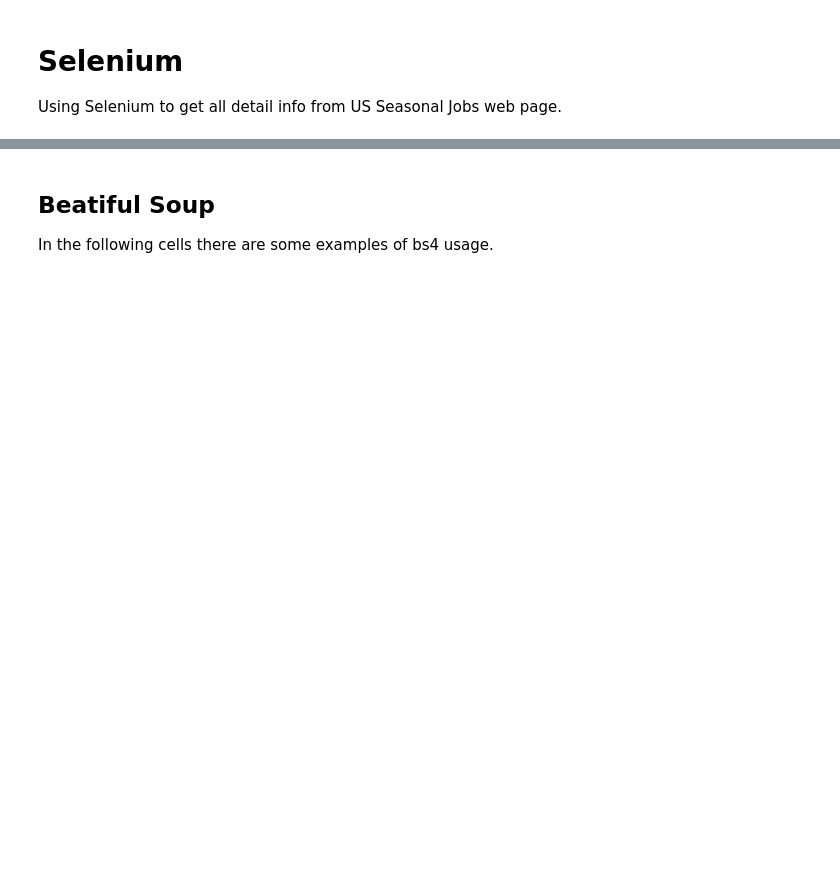
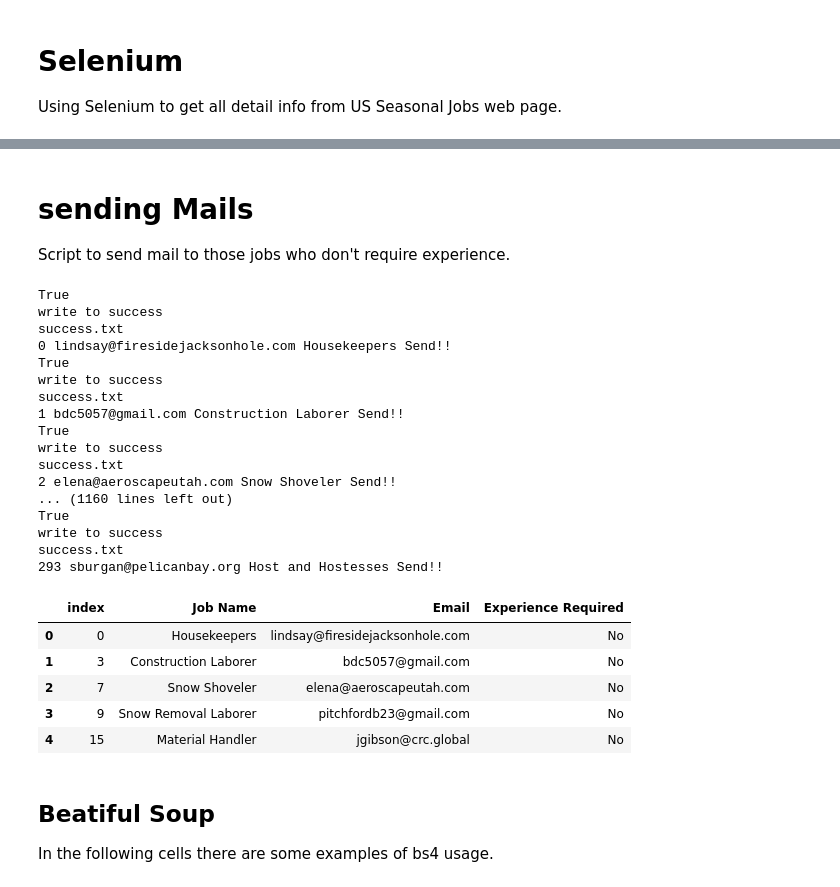
Before and after one commit to G3FRY/scraping_seasonal_jobs, a Jupyter notebook: Seasonal_Jobs.ipynb, the cells around one changed output, grey strips where cells are left out. Cells and saved outputs as stored; diff of their text form; code cells hidden in the pictures; blank space fills up the shorter version.

Commit message:
Updating selenium code and retrieving last results, script to send emails is included

```diff
--- a/Seasonal_Jobs.ipynb
+++ b/Seasonal_Jobs.ipynb
@@ -218,0 +258,4 @@ full_data.to_csv(r'C:\\Users\\gefry\\Downloads\\Seasonal Jobs\\full_data.csv')
+# %% [markdown]
+# sending Mails
+
+Script to send mail to those jobs who don't require experience.
@@ -219,3 +330,66 @@ full_data.to_csv(r'C:\\Users\\gefry\\Downloads\\Seasonal Jobs\\full_data.csv')
+# %%
+def write_transactions(email, job_name, success):
+    print(success)
+
+    if success:
+        print("write to success")
+        filename = "success.txt"
+    else:
+        filename = "failure.txt"
+    # write in file
+    print(filename)
+    with open(filename, 'a') as file:
+        file.write(job_name + ',' + email + '\n')
+        file.close()
+# %%
+# run through each filtered result to send email
+
+import pandas as pd
+
+df = pd.read_csv(r'.//full_data.csv', index_col=False)
+df_fields = df[['Job Name', 'Email', 'Experience Required']]
+df_filtered = df_fields.query("`Experience Required` == 'No'").dropna()
+df_filtered.reset_index(inplace=True)
+
+# loop through each row
+for index, row in df_filtered.iterrows():
+    job_name = str(row['Job Name']).strip()
+    email = str(row['Email']).strip()
+    try:
+        # TODO if email and job is on the success file, mail must not be sent
+        send_mail(email, job_name)
+        write_transactions(email, job_name, True)
+        print(index, email, job_name, "Send!!")
+        pass
+    except:
+        print("Error Sending Mail")
+        write_transactions(email, job_name, False)
+        continue
+df_filtered.head()
+# %% [output]
+True
+write to success
+success.txt
+0 lindsay@firesidejacksonhole.com Housekeepers Send!!
+True
+write to success
+success.txt
+1 bdc5057@gmail.com Construction Laborer Send!!
+True
+write to success
+success.txt
+2 elena@aeroscapeutah.com Snow Shoveler Send!!
+... (1160 lines left out)
+True
+write to success
+success.txt
+293 sburgan@pelicanbay.org Host and Hostesses Send!!
+|  | index | Job Name | Email | Experience Required |
+| 0 | 0 | Housekeepers | lindsay@firesidejacksonhole.com | No |
+| 1 | 3 | Construction Laborer | bdc5057@gmail.com | No |
+| 2 | 7 | Snow Shoveler | elena@aeroscapeutah.com | No |
+| 3 | 9 | Snow Removal Laborer | pitchfordb23@gmail.com | No |
+| 4 | 15 | Material Handler | jgibson@crc.global | No |
 # %% [markdown]
 ## Beatiful Soup
 In the following cells there are some examples of bs4 usage.
```
Also changed, not shown: parts of 9 cells of this notebook, 4 other files.
